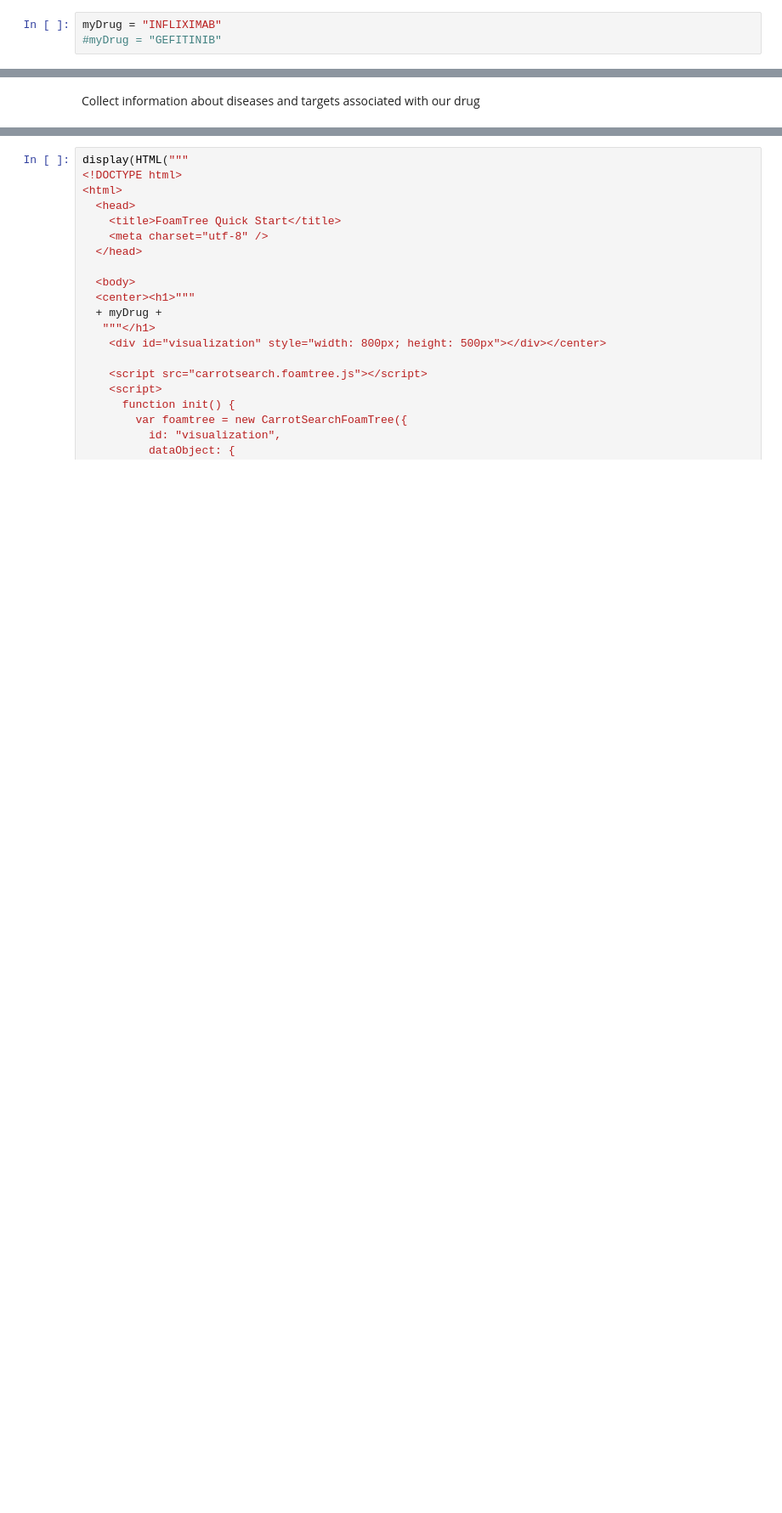
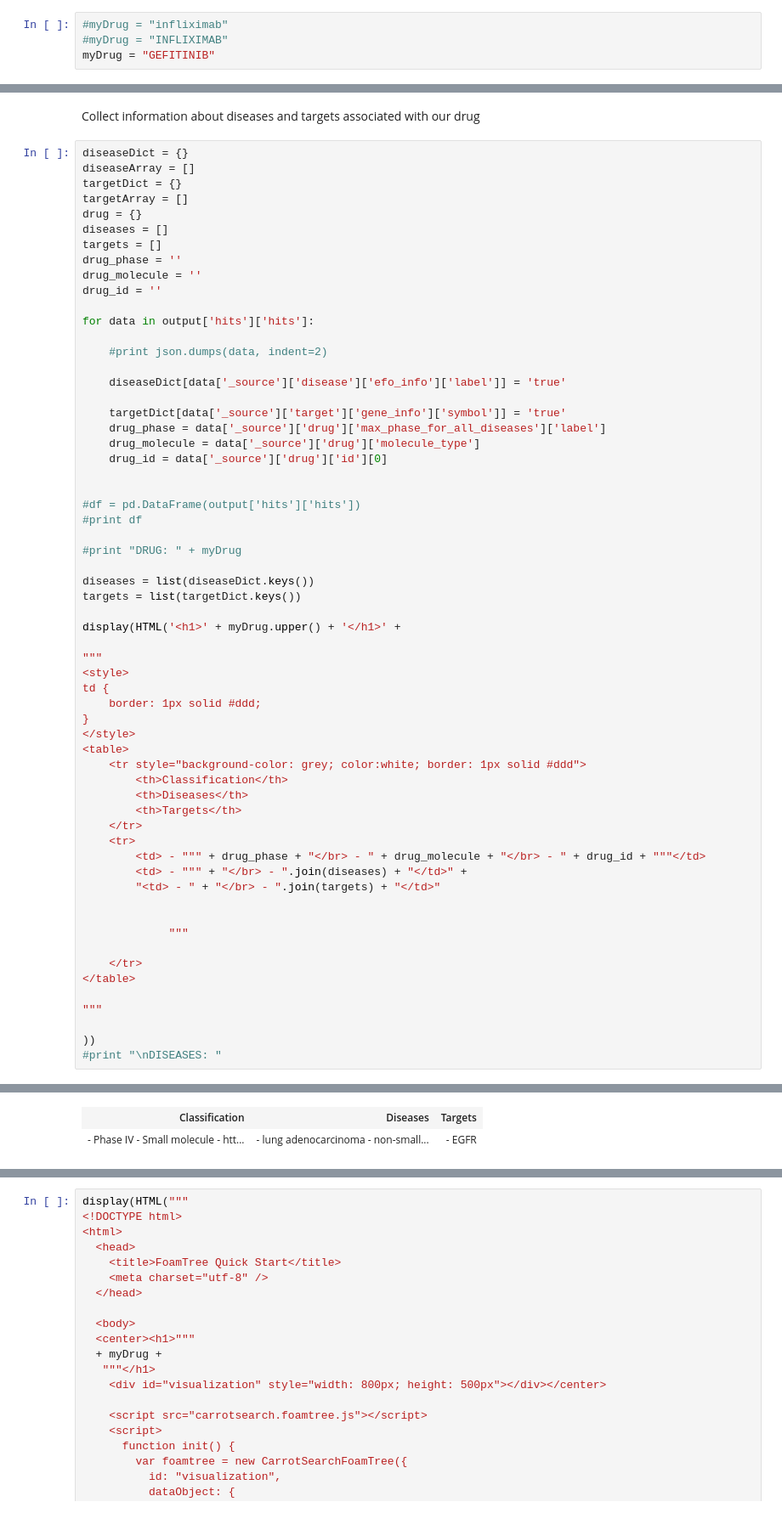
Before and after one commit to opentargets-archive/notebooks, a Jupyter notebook: blog/drugSearch.ipynb, the cells around one changed output, grey strips where cells are left out. Shown at 85% size. Cells and saved outputs as stored; diff of their text form; blank space fills up the shorter version.

```diff
--- a/blog/drugSearch.ipynb
+++ b/blog/drugSearch.ipynb
@@ -5,6 +5,7 @@ from IPython.core.display import display, HTML
 # %% [markdown]
 Set the drug that we want to find associations for
 # %%
-myDrug = "INFLIXIMAB"
-#myDrug = "GEFITINIB"
+#myDrug = "infliximab"
+#myDrug = "INFLIXIMAB"
+myDrug = "GEFITINIB"
 # %% [markdown]
@@ -47,2 +30,64 @@ print json.dumps(output, indent=2)
 # %% [markdown]
 Collect information about diseases and targets associated with our drug
+# %%
+diseaseDict = {}
+diseaseArray = []
+targetDict = {}
+targetArray = []
+drug = {}
+diseases = []
+targets = []
+drug_phase = ''
+drug_molecule = ''
+drug_id = ''
+
+for data in output['hits']['hits']:
+
+    #print json.dumps(data, indent=2)
+
+    diseaseDict[data['_source']['disease']['efo_info']['label']] = 'true'
+
+    targetDict[data['_source']['target']['gene_info']['symbol']] = 'true'
+    drug_phase = data['_source']['drug']['max_phase_for_all_diseases']['label']
+    drug_molecule = data['_source']['drug']['molecule_type']
+    drug_id = data['_source']['drug']['id'][0]
+
+
+#df = pd.DataFrame(output['hits']['hits'])
+#print df
+
+#print "DRUG: " + myDrug
+
+diseases = list(diseaseDict.keys())
+targets = list(targetDict.keys())
+
+display(HTML('<h1>' + myDrug.upper() + '</h1>' +
+
+"""
+<style>
+td {
+    border: 1px solid #ddd;
+}
+</style>
+<table>
+    <tr style="background-color: grey; color:white; border: 1px solid #ddd">
+        <th>Classification</th>
+        <th>Diseases</th>
+        <th>Targets</th>
+    </tr>
+    <tr>
+        <td> - """ + drug_phase + "</br> - " + drug_molecule + "</br> - " + drug_id + """</td>
+        <td> - """ + "</br> - ".join(diseases) + "</td>" +
+        "<td> - " + "</br> - ".join(targets) + "</td>"
+
+
+             """
+
+    </tr>
+</table>
+
+"""
+
+))
+#print "\nDISEASES: "
+# %% [output]
@@ -49 +95,3 @@ Collect information about diseases and targets associated with our drug
+| Classification | Diseases | Targets |
+| - Phase IV - Small molecule - htt... | - lung adenocarcinoma - non-small... | - EGFR |
 # %%
```
Also changed, not shown: parts of 7 cells of this notebook.
